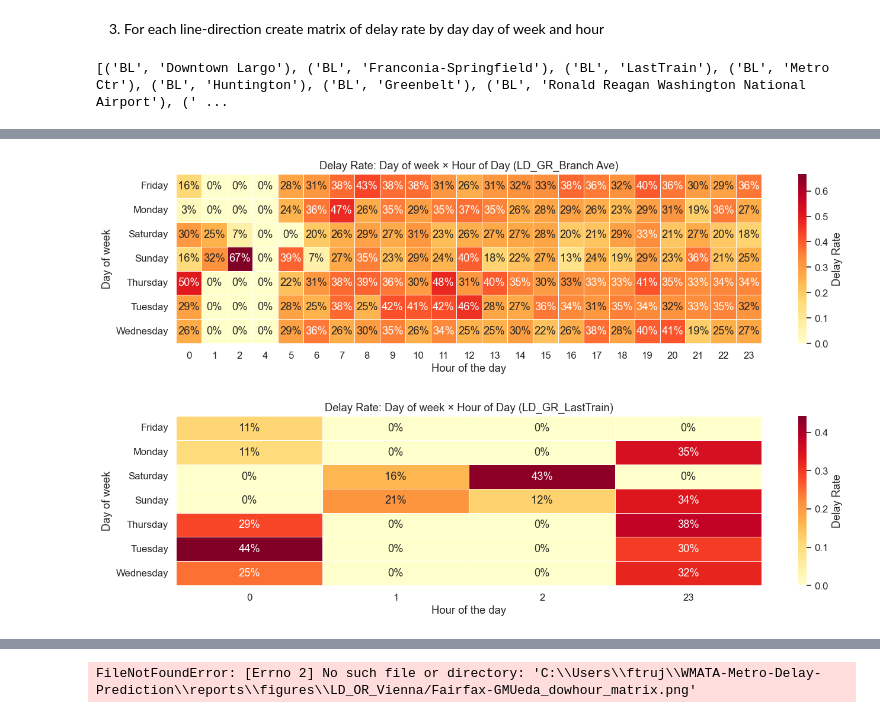
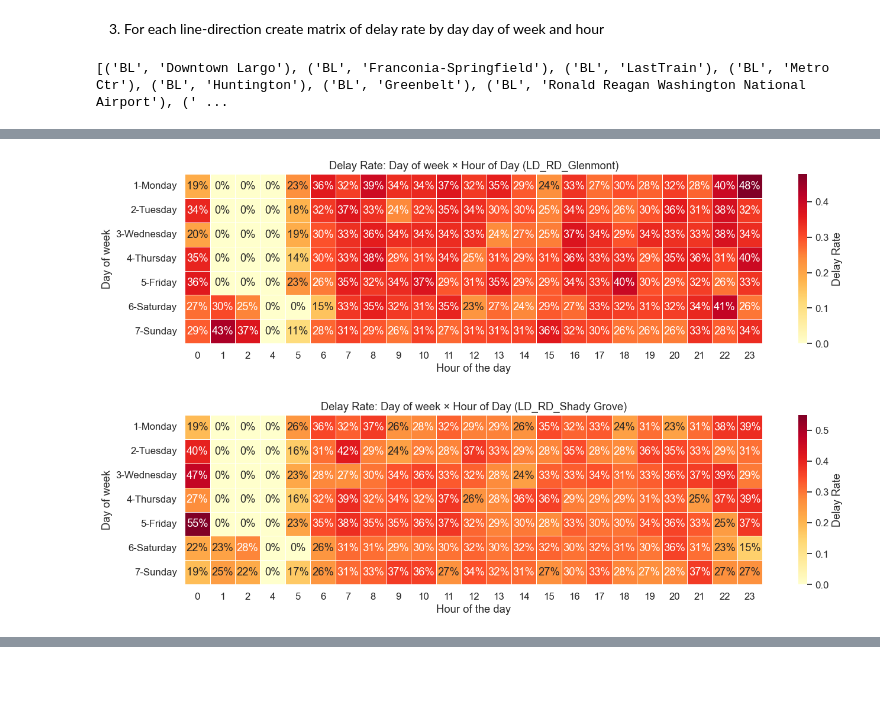
Before and after one commit to Pandabar8/WMATA-Metro-Delay-Prediction, a Jupyter notebook: notebooks/06_eda_heatmap_dow_hour.ipynb, the cells around one changed output, grey strips where cells are left out. Cells and saved outputs as stored; diff of their text form; code cells hidden in the pictures; blank space fills up the shorter version.

Commit message:
Upload 06_eda_heatmap_dow_hour 19:56

```diff
--- a/notebooks/06_eda_heatmap_dow_hour.ipynb
+++ b/notebooks/06_eda_heatmap_dow_hour.ipynb
@@ -56,13 +56,13 @@ wmata_location = [df_delay_stations['lat'].mean(), df_delay_stations['lon'].mean
 map = folium.Map(location=wmata_location, zoom_start=12)
 
 dict_dow = {
-    0: "Monday",
-    1: "Tuesday",
-    2: "Wednesday",
-    3: "Thursday",
-    4: "Friday",
-    5: "Saturday",
-    6: "Sunday",
+    0: "1-Monday",
+    1: "2-Tuesday",
+    2: "3-Wednesday",
+    3: "4-Thursday",
+    4: "5-Friday",
+    5: "6-Saturday",
+    6: "7-Sunday",
 }
 delay_list = []
 time_index = []
@@ -110,25 +110,56 @@ map.save(os.path.join(FIG_DIR, "Map_popup_delayed_rate.html"))
 # %% [markdown]
 3. For each line-direction create matrix of delay rate by day day of week and hour
 # %%
-list_line_destination = list(df[['line', 'destination_name']].drop_duplicates().itertuples(index=False, name=None))
+# Standarize destination names
+destination_mapping = {
+    'Addisn Rd' : 'Addison Rd' ,
+    'Branch Av' : 'Branch Ave' ,
+    'Clarendn' : 'Clarendon' ,
+    'Collge Pk' : 'College Park' ,
+    'Dulles Air' : 'Washington Dulles International Airport' ,
+    'Estrn Mkt' : 'Eastern Mkt' ,
+    'Farragt N' : 'Farragut N.' ,
+    'Frndshp H' : 'Frndship Ht' ,
+    'Medical Ctr' : 'Medical Center' ,
+    'MtVern Sq' : 'Mt Vern Sq' ,
+    'National Air' : 'Ronald Reagan Washington National Airport' ,
+    'NewCrlton' : 'N Carrollton' ,
+    'NoMa-Galldt' : 'NoMa-Gallaudet U' ,
+    'Rhode I Av' : 'R.I. Av' ,
+    'Shady Grv' : 'Shady Grove' ,
+    'U Street/African-Amer Civil War Memorial/Cardozo' : 'U Street' ,
+    'Van Ness' : 'Van Ness-UDC' ,
+    'Vienna/Fairfax-GMU' : 'Vienna Fairfax-GMU',
+    'WFalls Ch' : 'WFalls Chrc' ,
+    'Wiehle Rest' : 'Wiehle-Reston East'
+}
+df['dest_name_std'] = df['destination_name'].replace(destination_mapping)
+list_line_destination = list(df[['line', 'dest_name_std']].drop_duplicates().itertuples(index=False, name=None))
 print(list_line_destination)
+
+list_line_destination = [
+    ('SV', 'Ashburn'), ('SV', 'Downtown Largo'), ('SV', 'N Carrollton'),
+    ('BL', 'Downtown Largo'), ('BL', 'Franconia-Springfield'),
+    ('RD', 'Glenmont'), ('RD', 'Shady Grove'),
+    ('GR', 'Greenbelt'), ('GR', 'Branch Ave'),
+    ('YL', 'Greenbelt'), ('YL', 'Huntington'),
+    ('OR', 'N Carrollton'), ('OR', 'Vienna Fairfax-GMU')
+]
 
 for str_line, str_destination in list_line_destination:
     str_prefix = "LD_" + str_line + "_" + str_destination
-    df_line_track = df[(df['line'] == str_line) & (df['destination_name'] == str_destination)].copy()
+    df_line_track = df[(df['line'] == str_line) & (df['dest_name_std'] == str_destination)].copy()
     df_line_track['str_dow'] = df_line_track['day_of_week'].map(dict_dow)
-    # Create matrix per line-destination - if enough data
-    if len(df_line_track) > 1000:
-        # Delay rate heatmap: day of week × hour
-        pivot = df_line_track.groupby(["str_dow", "hour"])["is_delayed"].mean().unstack(fill_value=0)
-        fig, ax = plt.subplots(figsize=(14, 4))
-        sns.heatmap(pivot, annot=True, fmt=".0%", cmap="YlOrRd", ax=ax,
-                    cbar_kws={"label": "Delay Rate"}, linewidths=0.5)
-        ax.set_title("Delay Rate: Day of week × Hour of Day (" + str_prefix + ")")
-        ax.set_ylabel("Day of week")
-        ax.set_xlabel("Hour of the day")
-        plt.tight_layout()
-        fig.savefig(os.path.join(FIG_DIR, str_prefix + "eda_dowhour_matrix.png"), dpi=150)
-        plt.show()
+    # Create matrix per line-destination: day of week × hour
+    pivot = df_line_track.groupby(["str_dow", "hour"])["is_delayed"].mean().unstack(fill_value=0)
+    fig, ax = plt.subplots(figsize=(14, 4))
+    sns.heatmap(pivot, annot=True, fmt=".0%", cmap="YlOrRd", ax=ax,
+                cbar_kws={"label": "Delay Rate"}, linewidths=0.5)
+    ax.set_title("Delay Rate: Day of week × Hour of Day (" + str_prefix + ")")
+    ax.set_ylabel("Day of week")
+    ax.set_xlabel("Hour of the day")
+    plt.tight_layout()
+    fig.savefig(os.path.join(FIG_DIR, str_prefix + "_eda_dowhour_matrix.png"), dpi=150)
+    plt.show()
 # %% [output]
 [('BL', 'Downtown Largo'), ('BL', 'Franconia-Springfield'), ('BL', 'LastTrain'), ('BL', 'Metro Ctr'), ('BL', 'Huntington'), ('BL', 'Greenbelt'), ('BL', 'Ronald Reagan Washington National Airport'), (' ...
@@ -140,2 +171,2 @@ for str_line, str_destination in list_line_destination:
-[figure, old version]
+[figure, new version]
-[figure, old version]
+[figure, new version]
@@ -143 +173,0 @@ for str_line, str_destination in list_line_destination:
-FileNotFoundError: [Errno 2] No such file or directory: 'C:\\Users\\ftruj\\WMATA-Metro-Delay-Prediction\\reports\\figures\\LD_OR_Vienna/Fairfax-GMUeda_dowhour_matrix.png'
```
Also changed, not shown: parts of 1 cell of this notebook.
